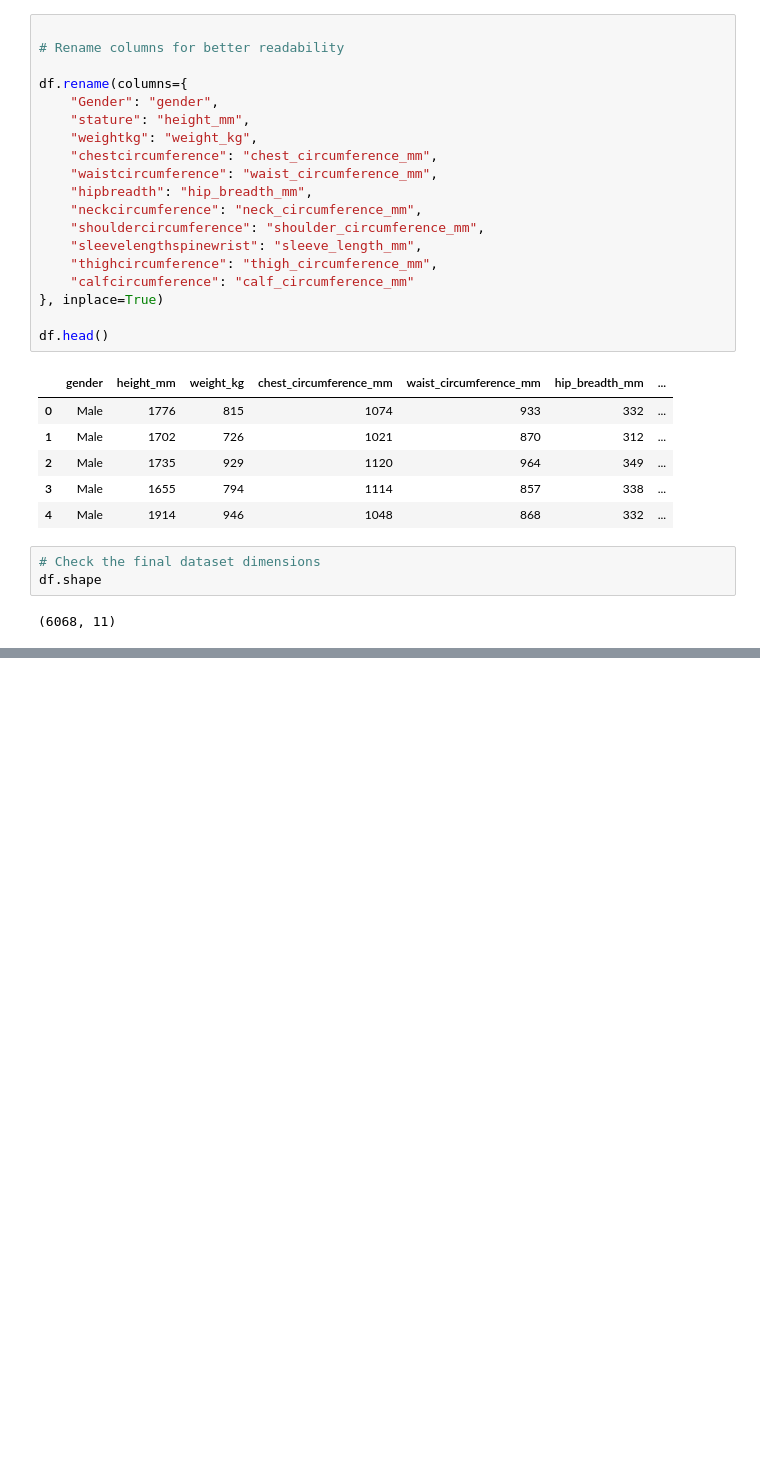
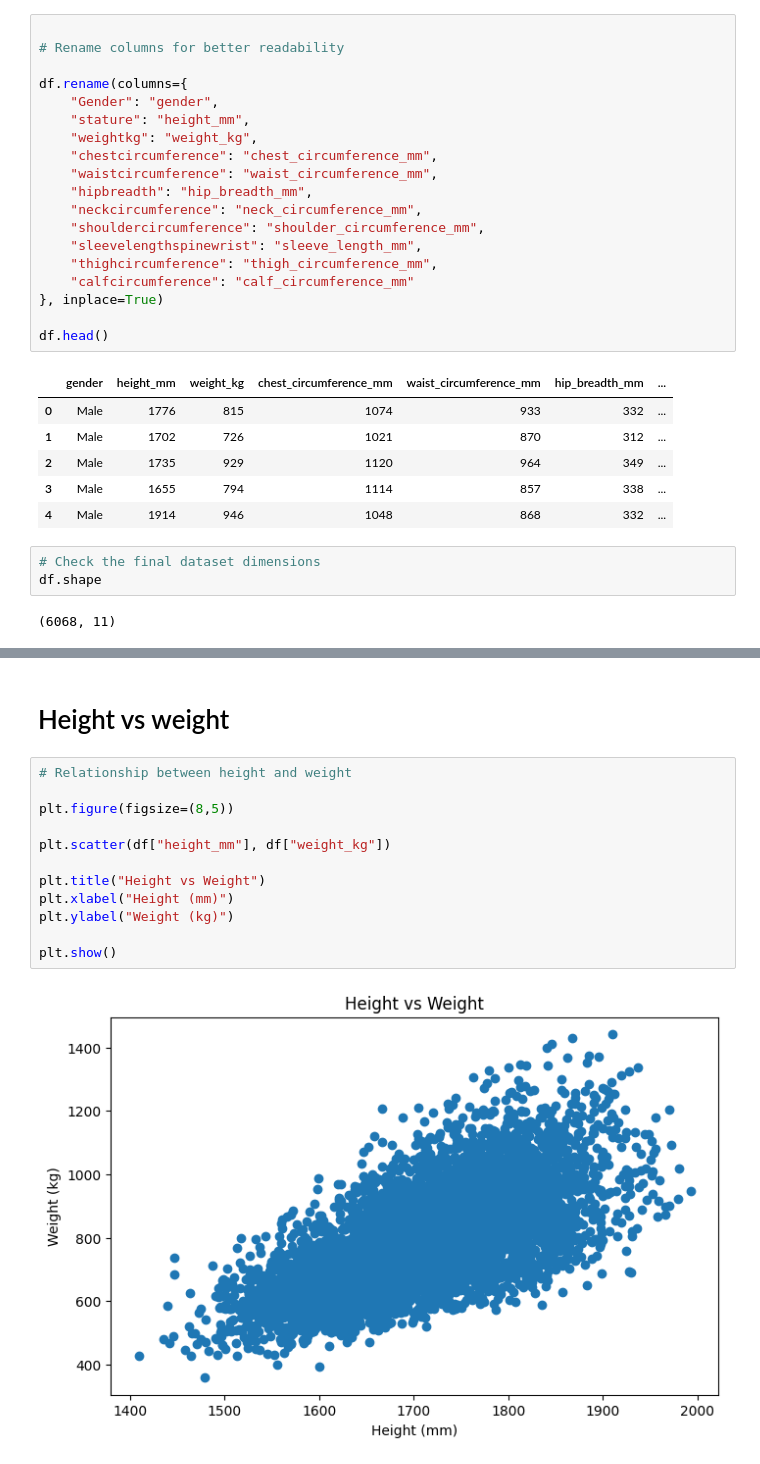
Before and after one commit to Twyla-art/CLOTHING-SIZE-RECOMMENDATION, a Jupyter notebook: clothing size recommendation.ipynb, the cells around one changed output, grey strips where cells are left out. Drawn from its saved outputs; the diff is of its cells as text; blank space fills up the shorter version.

```diff
--- a/clothing size recommendation.ipynb
+++ b/clothing size recommendation.ipynb
@@ -342,0 +387,16 @@ df.shape
+# %% [markdown]
+# Height vs weight
+# %%
+# Relationship between height and weight
+
+plt.figure(figsize=(8,5))
+
+plt.scatter(df["height_mm"], df["weight_kg"])
+
+plt.title("Height vs Weight")
+plt.xlabel("Height (mm)")
+plt.ylabel("Weight (kg)")
+
+plt.show()
+# %% [output]
+[figure, added]
```
Also changed, not shown: parts of 15 cells of this notebook.
